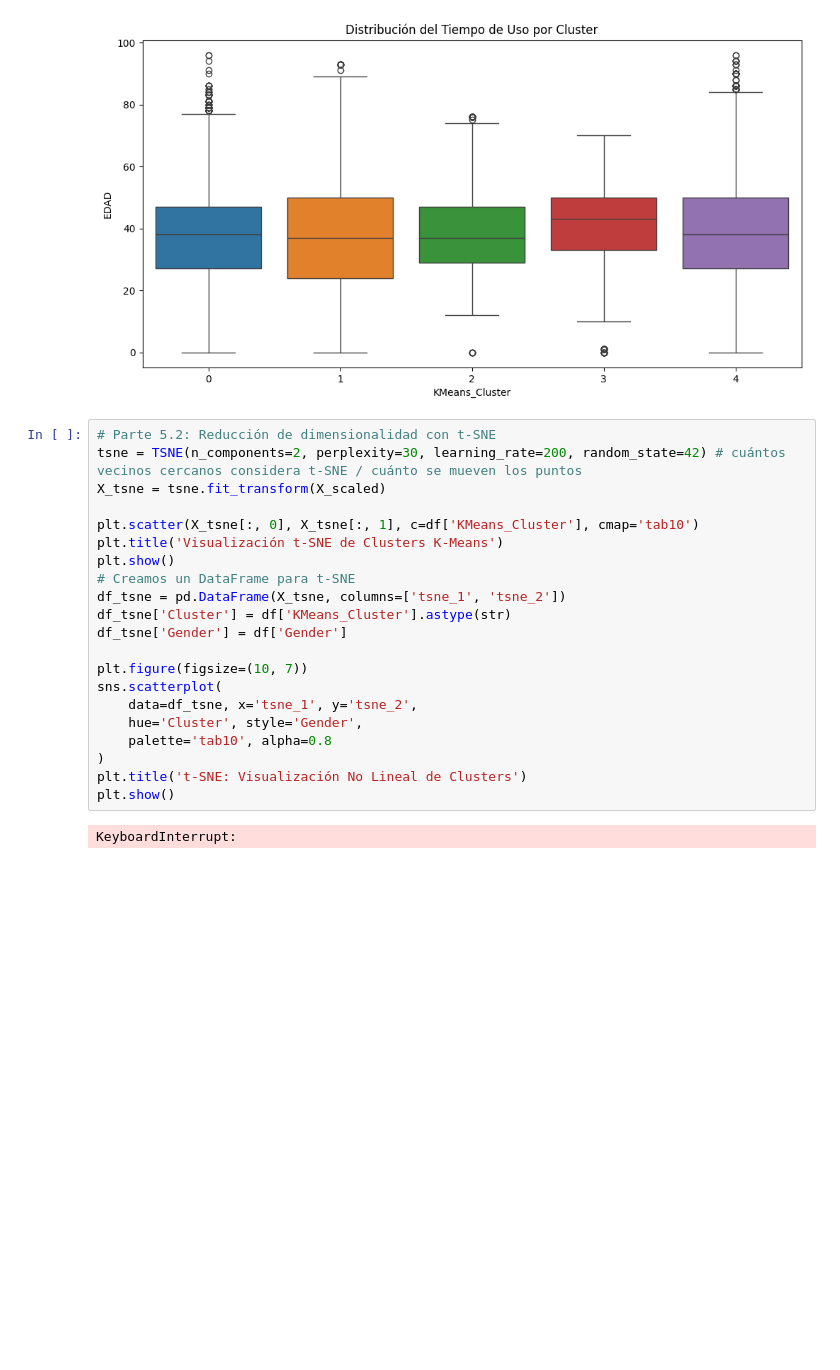
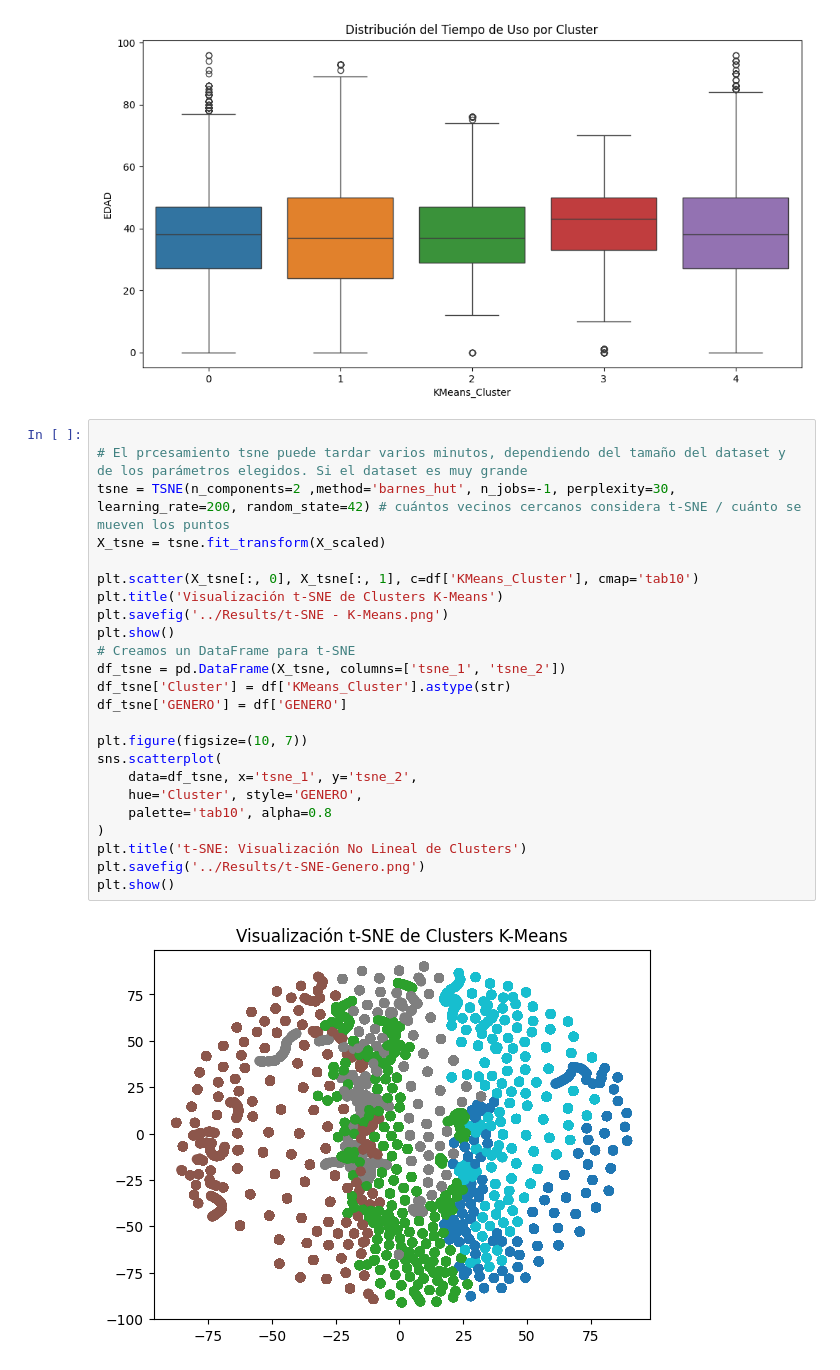
Before and after one commit to StalynMoreta/Grupo1_Semana3_TallerColaborativo, a Jupyter notebook: Notebooks/Grupo1_semana3.ipynb, the cells around one changed output. Cells and saved outputs as stored; diff of their text form; blank space fills up the shorter version.

```diff
--- a/Notebooks/Grupo1_semana3.ipynb
+++ b/Notebooks/Grupo1_semana3.ipynb
@@ -298,25 +299,28 @@ Passing `palette` without assigning `hue` is deprecated and will be removed in v
   sns.boxplot(x='KMeans_Cluster', y='EDAD', data=df, palette='tab10')
 [figure]
 # %%
-# Parte 5.2: Reducción de dimensionalidad con t-SNE
-tsne = TSNE(n_components=2, perplexity=30, learning_rate=200, random_state=42) # cuántos vecinos cercanos considera t-SNE / cuánto se mueven los puntos
+
+# El prcesamiento tsne puede tardar varios minutos, dependiendo del tamaño del dataset y de los parámetros elegidos. Si el dataset es muy grande
+tsne = TSNE(n_components=2 ,method='barnes_hut', n_jobs=-1, perplexity=30, learning_rate=200, random_state=42) # cuántos vecinos cercanos considera t-SNE / cuánto se mueven los puntos
 X_tsne = tsne.fit_transform(X_scaled)
 
 plt.scatter(X_tsne[:, 0], X_tsne[:, 1], c=df['KMeans_Cluster'], cmap='tab10')
 plt.title('Visualización t-SNE de Clusters K-Means')
+plt.savefig('../Results/t-SNE - K-Means.png')
 plt.show()
 # Creamos un DataFrame para t-SNE
 df_tsne = pd.DataFrame(X_tsne, columns=['tsne_1', 'tsne_2'])
 df_tsne['Cluster'] = df['KMeans_Cluster'].astype(str)
-df_tsne['Gender'] = df['Gender']
+df_tsne['GENERO'] = df['GENERO']
 
 plt.figure(figsize=(10, 7))
 sns.scatterplot(
     data=df_tsne, x='tsne_1', y='tsne_2',
-    hue='Cluster', style='Gender',
+    hue='Cluster', style='GENERO',
     palette='tab10', alpha=0.8
 )
 plt.title('t-SNE: Visualización No Lineal de Clusters')
+plt.savefig('../Results/t-SNE-Genero.png')
 plt.show()
 # %% [output]
-KeyboardInterrupt:
+[figure, added]
```
Also changed, not shown: parts of 4 cells of this notebook, 2 other files.
